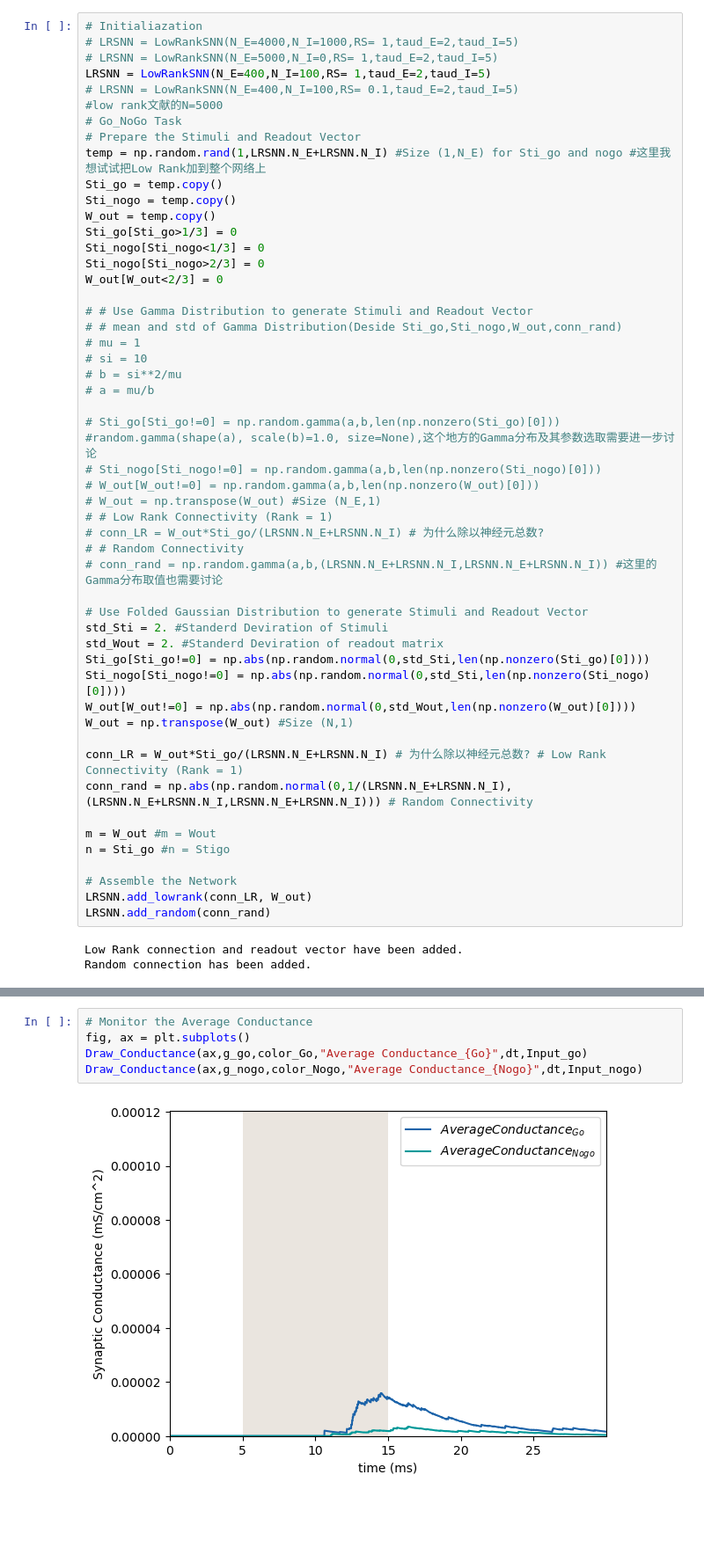
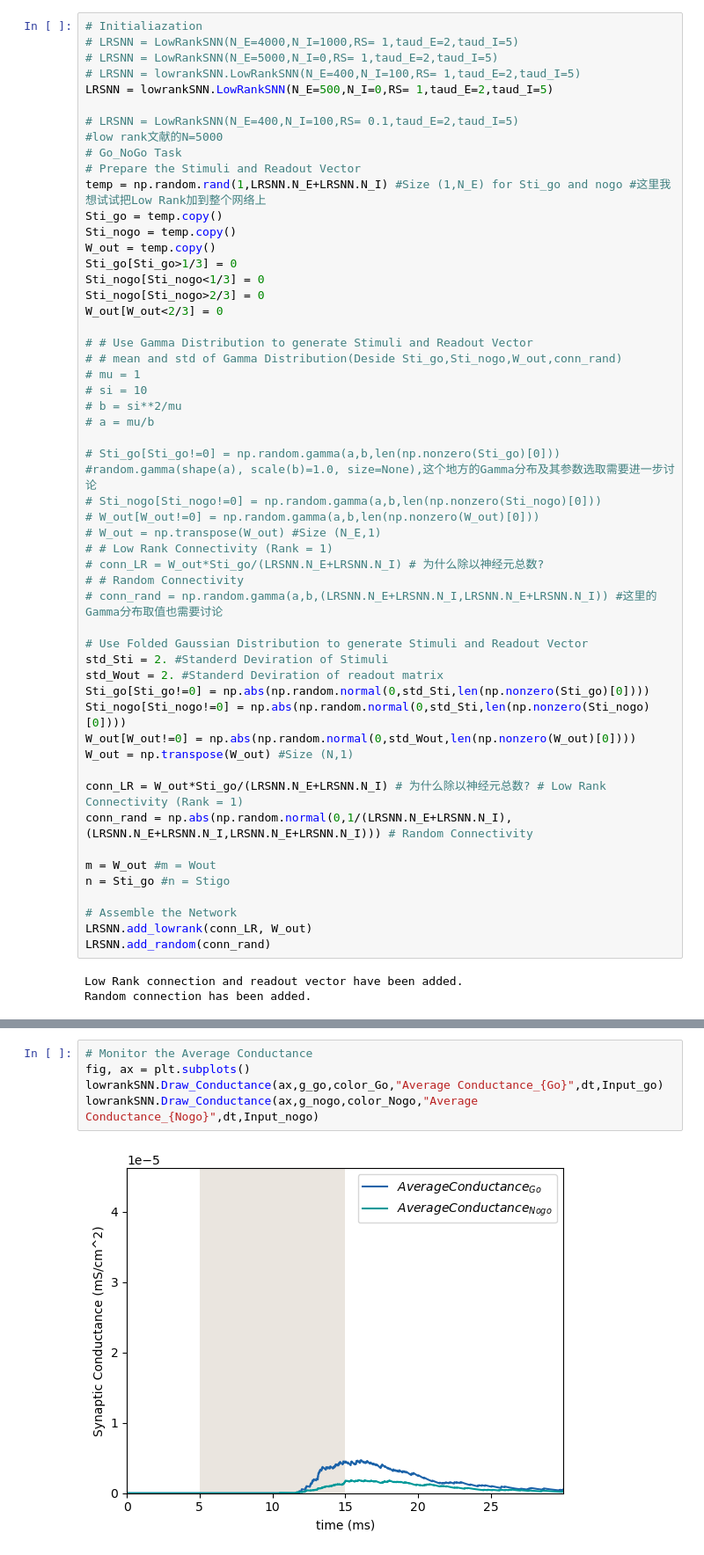
Before and after one commit to LiBinUtokyo/LowRank_ModifiedTheta_SNN, a Jupyter notebook: PYTHON/main.ipynb, the cells around one changed output, grey strips where cells are left out. Shown at 88% size. Saved outputs shown, nothing was run; the diff lists cells and outputs as text; blank space fills up the shorter version.

```diff
--- a/PYTHON/main.ipynb
+++ b/PYTHON/main.ipynb
@@ -315,7 +320,9 @@ print(a.T@b)
 # Initialiazation
 # LRSNN = LowRankSNN(N_E=4000,N_I=1000,RS= 1,taud_E=2,taud_I=5)
 # LRSNN = LowRankSNN(N_E=5000,N_I=0,RS= 1,taud_E=2,taud_I=5)
-LRSNN = LowRankSNN(N_E=400,N_I=100,RS= 1,taud_E=2,taud_I=5)
+# LRSNN = lowrankSNN.LowRankSNN(N_E=400,N_I=100,RS= 1,taud_E=2,taud_I=5)
+LRSNN = lowrankSNN.LowRankSNN(N_E=500,N_I=0,RS= 1,taud_E=2,taud_I=5)
+
 # LRSNN = LowRankSNN(N_E=400,N_I=100,RS= 0.1,taud_E=2,taud_I=5)
 #low rank文献的N=5000
 # Go_NoGo Task
@@ -406,10 +413,10 @@ Draw_Output(ax,Out_nogo,color_Nogo,'Output_{Nogo}',dt,Input_nogo)
 # %%
 # Monitor the Average Conductance
 fig, ax = plt.subplots()
-Draw_Conductance(ax,g_go,color_Go,"Average Conductance_{Go}",dt,Input_go)
-Draw_Conductance(ax,g_nogo,color_Nogo,"Average Conductance_{Nogo}",dt,Input_nogo)
+lowrankSNN.Draw_Conductance(ax,g_go,color_Go,"Average Conductance_{Go}",dt,Input_go)
+lowrankSNN.Draw_Conductance(ax,g_nogo,color_Nogo,"Average Conductance_{Nogo}",dt,Input_nogo)
 # %% [output]
-[figure, old version]
+[figure, new version]
 # %%
 # Monitor the Voltage
 fig, ax = plt.subplots()
```
Also changed, not shown: parts of 10 cells of this notebook, 6 other files.
